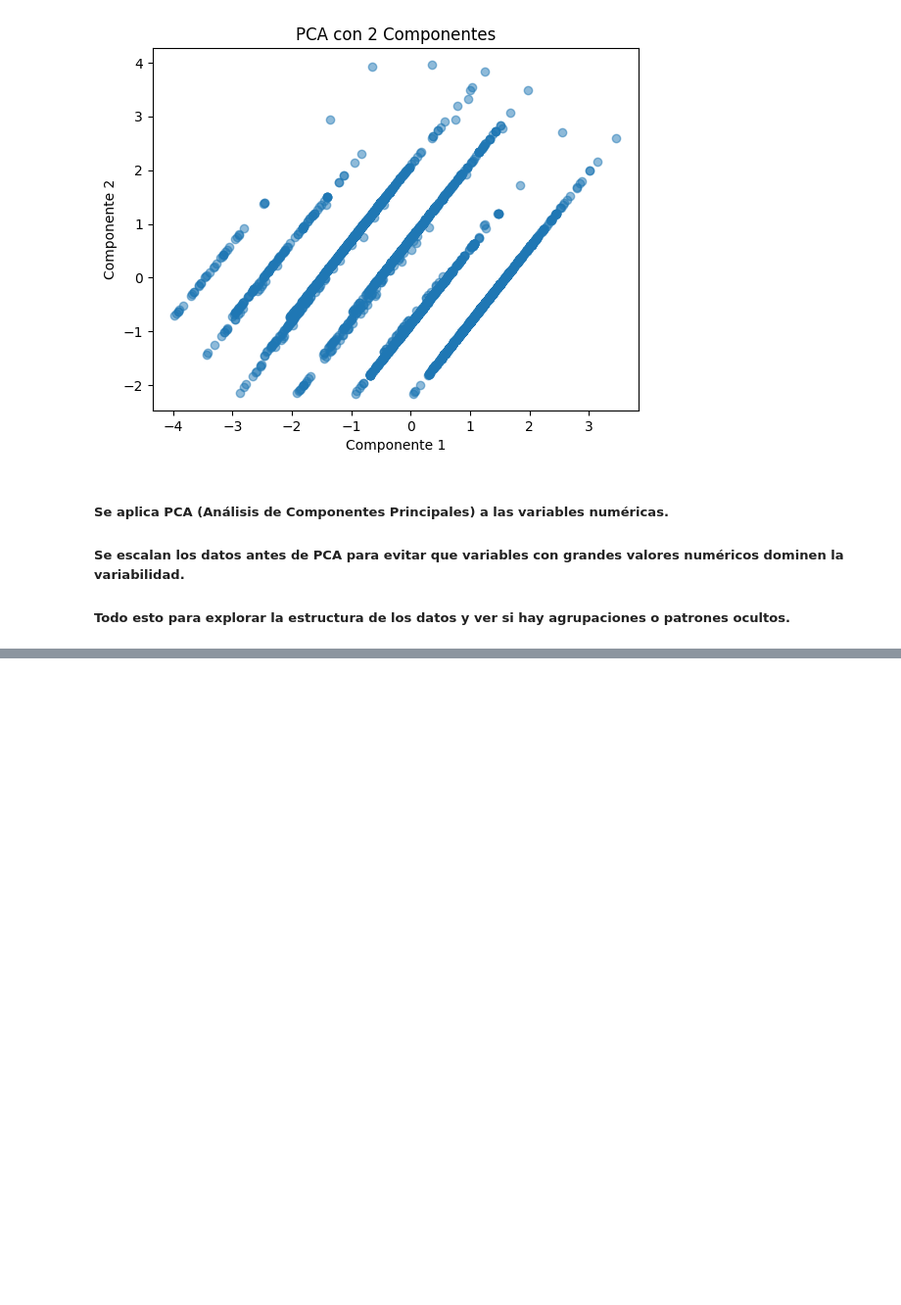
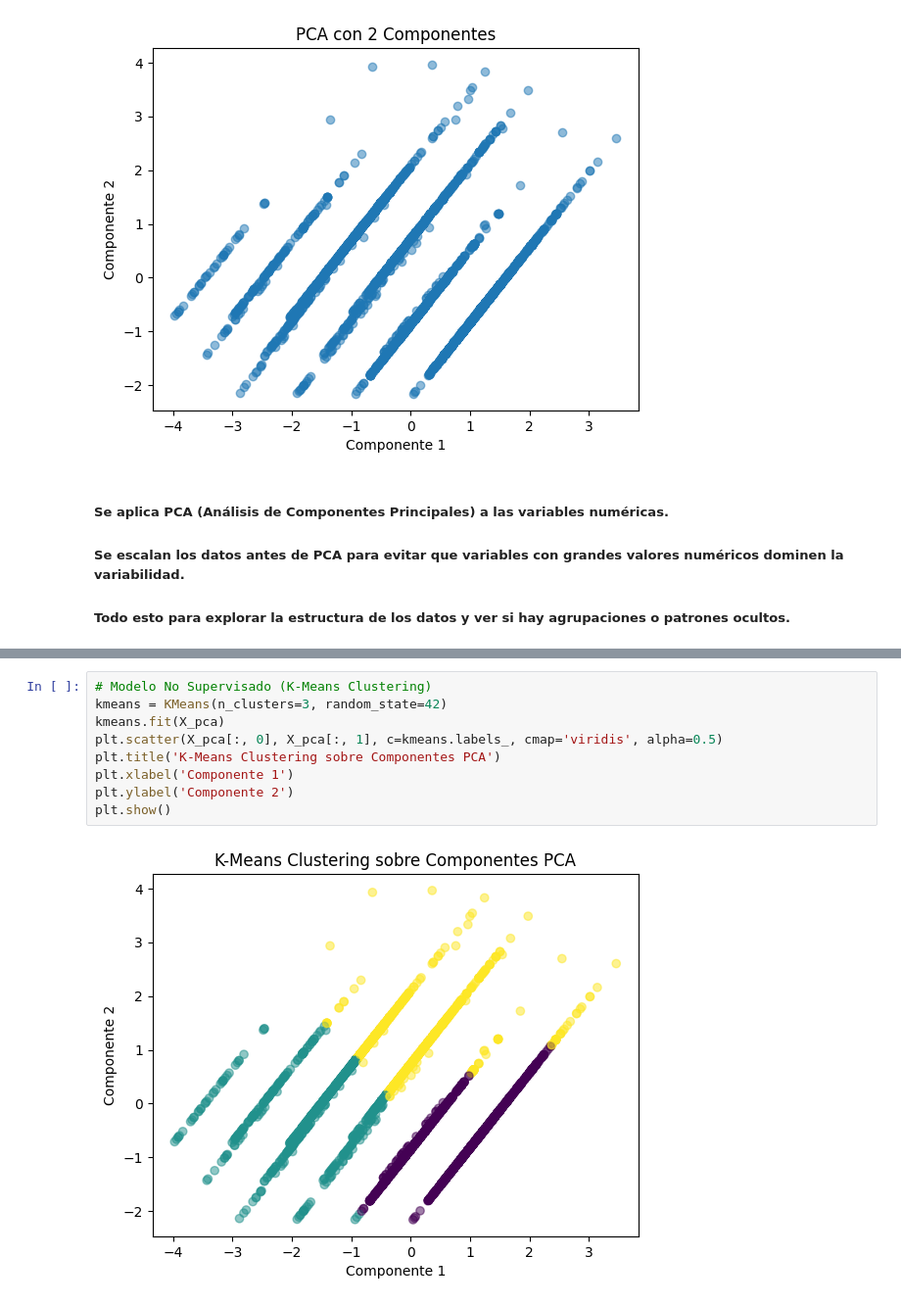
Before and after one commit to GABRIELACONTE/TEAM_CHALLENGE_17, a Jupyter notebook: temas/Maria_Analisis.ipynb, the cells around one changed output, grey strips where cells are left out. Shown at 98% size. Cells and saved outputs as stored; diff of their text form; blank space fills up the shorter version.

```diff
--- a/temas/Maria_Analisis.ipynb
+++ b/temas/Maria_Analisis.ipynb
@@ -135,0 +176,11 @@ plt.show()
+# %%
+# Modelo No Supervisado (K-Means Clustering)
+kmeans = KMeans(n_clusters=3, random_state=42)
+kmeans.fit(X_pca)
+plt.scatter(X_pca[:, 0], X_pca[:, 1], c=kmeans.labels_, cmap='viridis', alpha=0.5)
+plt.title('K-Means Clustering sobre Componentes PCA')
+plt.xlabel('Componente 1')
+plt.ylabel('Componente 2')
+plt.show()
+# %% [output]
+[figure, added]
```
Also changed, not shown: parts of 5 cells of this notebook, 2 other files.
